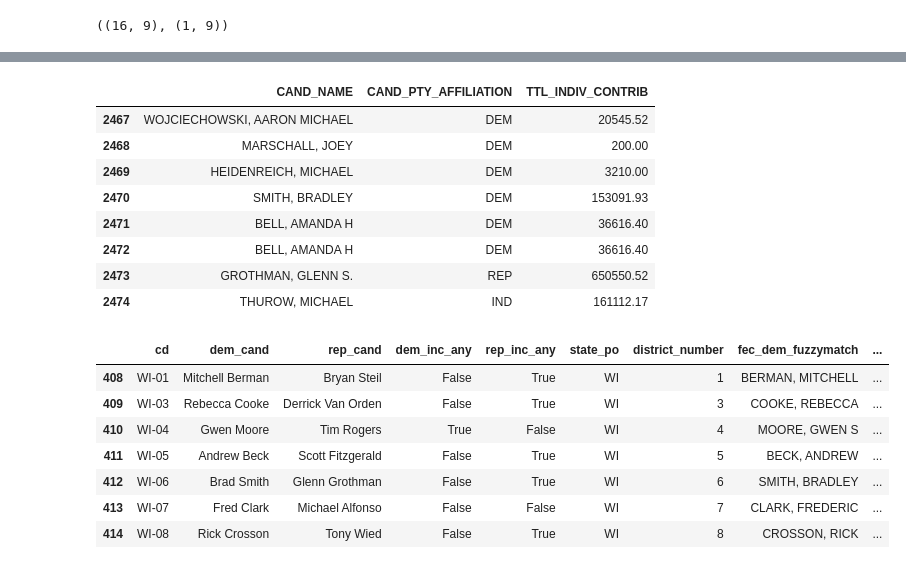
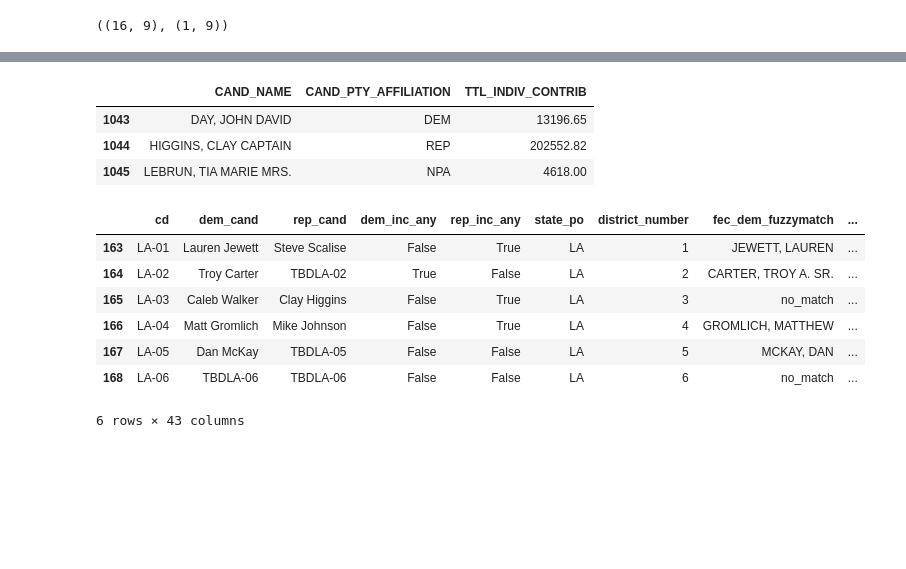
Before and after one commit to Hackquantumcpp/snoutcounter-midterms-2026-model, a Jupyter notebook: prediction/house/03-candidateinfo-wrangling.ipynb, the cells around one changed output, grey strips where cells are left out. Drawn from its saved outputs; the diff is of its cells as text; code cells hidden in the pictures; blank space fills up the shorter version.

```diff
--- a/prediction/house/03-candidateinfo-wrangling.ipynb
+++ b/prediction/house/03-candidateinfo-wrangling.ipynb
@@ -824,28 +839,23 @@ candinfo.head(3)
 for party in ['dem', 'rep']:
     candinfo[f'{party}_poll_avg'] = candinfo[f'{party}_poll_avg'].fillna(0)
 # %%
-fec[(fec['CAND_OFFICE_ST'] == 'WI') &
-    (fec['CAND_OFFICE_DISTRICT'] == 6)][['CAND_NAME', 'CAND_PTY_AFFILIATION', 'TTL_INDIV_CONTRIB']]
+fec[(fec['CAND_OFFICE_ST'] == 'LA') &
+    (fec['CAND_OFFICE_DISTRICT'] == 3)][['CAND_NAME', 'CAND_PTY_AFFILIATION', 'TTL_INDIV_CONTRIB']]
 # %% [output]
 |  | CAND_NAME | CAND_PTY_AFFILIATION | TTL_INDIV_CONTRIB |
-| 2467 | WOJCIECHOWSKI, AARON MICHAEL | DEM | 20545.52 |
-| 2468 | MARSCHALL, JOEY | DEM | 200.00 |
-| 2469 | HEIDENREICH, MICHAEL | DEM | 3210.00 |
-| 2470 | SMITH, BRADLEY | DEM | 153091.93 |
-| 2471 | BELL, AMANDA H | DEM | 36616.40 |
-| 2472 | BELL, AMANDA H | DEM | 36616.40 |
-| 2473 | GROTHMAN, GLENN S. | REP | 650550.52 |
-| 2474 | THUROW, MICHAEL | IND | 161112.17 |
+| 1043 | DAY, JOHN DAVID | DEM | 13196.65 |
+| 1044 | HIGGINS, CLAY CAPTAIN | REP | 202552.82 |
+| 1045 | LEBRUN, TIA MARIE MRS. | NPA | 4618.00 |
 # %%
-candinfo[candinfo['state_po'] == 'WI']
+candinfo[candinfo['state_po'] == 'LA']
 # %% [output]
 |  | cd | dem_cand | rep_cand | dem_inc_any | rep_inc_any | state_po | district_number | fec_dem_fuzzymatch | ... |
-| 408 | WI-01 | Mitchell Berman | Bryan Steil | False | True | WI | 1 | BERMAN, MITCHELL | ... |
-| 409 | WI-03 | Rebecca Cooke | Derrick Van Orden | False | True | WI | 3 | COOKE, REBECCA | ... |
-| 410 | WI-04 | Gwen Moore | Tim Rogers | True | False | WI | 4 | MOORE, GWEN S | ... |
-| 411 | WI-05 | Andrew Beck | Scott Fitzgerald | False | True | WI | 5 | BECK, ANDREW | ... |
-| 412 | WI-06 | Brad Smith | Glenn Grothman | False | True | WI | 6 | SMITH, BRADLEY | ... |
-| 413 | WI-07 | Fred Clark | Michael Alfonso | False | False | WI | 7 | CLARK, FREDERIC | ... |
-| 414 | WI-08 | Rick Crosson | Tony Wied | False | True | WI | 8 | CROSSON, RICK | ... |
+| 163 | LA-01 | Lauren Jewett | Steve Scalise | False | True | LA | 1 | JEWETT, LAUREN | ... |
+| 164 | LA-02 | Troy Carter | TBDLA-02 | True | False | LA | 2 | CARTER, TROY A. SR. | ... |
+| 165 | LA-03 | Caleb Walker | Clay Higgins | False | True | LA | 3 | no_match | ... |
+| 166 | LA-04 | Matt Gromlich | Mike Johnson | False | True | LA | 4 | GROMLICH, MATTHEW | ... |
+| 167 | LA-05 | Dan McKay | TBDLA-05 | False | False | LA | 5 | MCKAY, DAN | ... |
+| 168 | LA-06 | TBDLA-06 | TBDLA-06 | False | False | LA | 6 | no_match | ... |
+6 rows × 43 columns
 # %%
 candinfo.to_csv('transformed/2026_house_prediction_dataset.csv')
```
Also changed, not shown: parts of 18 cells of this notebook, 24 other files.
